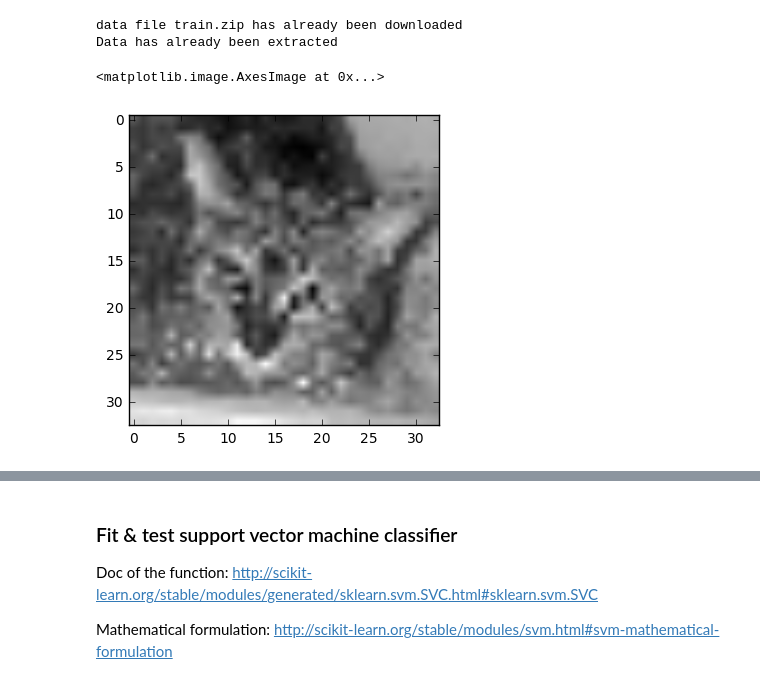
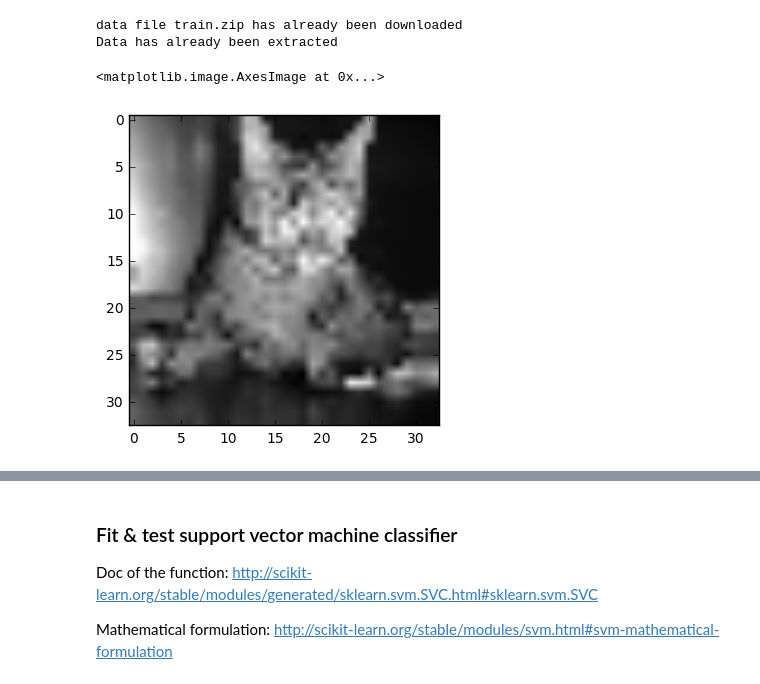
Before and after one commit to gonzmg88/python_course_ipl, a Jupyter notebook: machine_learning.ipynb, the cells around one changed output, grey strips where cells are left out. Saved outputs shown, nothing was run; the diff lists cells and outputs as text; code cells hidden in the pictures.

```diff
--- a/machine_learning.ipynb
+++ b/machine_learning.ipynb
@@ -24,10 +26,10 @@ Data has already been extracted
 # %%
 train_features,train_labels = dvc.sample_image_set(train_files,n_images=500,image_size=(33,33,1))
 # %%
-plt.imshow(train_features[20].reshape(33,33),cmap="gray")
+plt.imshow(train_features[11].reshape(33,33),cmap="gray")
 # %% [output]
 <matplotlib.image.AxesImage at 0x...>
-[figure, old version]
+[figure, new version]
 # %%
 _ = plt.hist(train_features.ravel(),bins=100)
 # %% [output]
```
Also changed, not shown: parts of 12 cells of this notebook, 4 other files.
